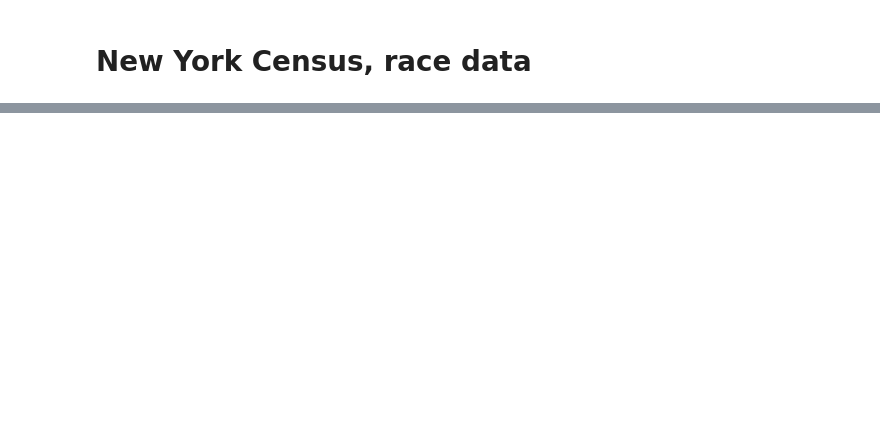
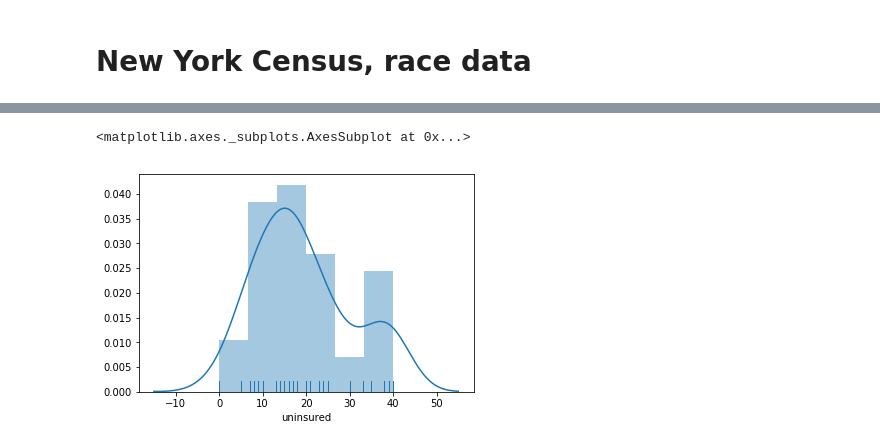
Before and after one commit to ScAAN/waterfrontmap, a Jupyter notebook: WFM_datahists.ipynb, the cells around one changed output, grey strips where cells are left out. Drawn from its saved outputs; the diff is of its cells as text; code cells hidden in the pictures; blank space fills up the shorter version.

```diff
--- a/WFM_datahists.ipynb
+++ b/WFM_datahists.ipynb
@@ -113,0 +148,3 @@ g.add_legend()
+# %%
+with open('Data/NeighborhoodUninsured.geojson') as f:
+    data = json.load(f)
@@ -113,0 +161,34 @@ g.add_legend()
+# %%
+def try_to_cast(x):
+    try:
+        x = float(x)
+    except ValueError:
+        if x == '#DIV/0!':
+            x = 0
+    return x
+
+def load_json_to_df(filename):
+    with open(filename) as f:
+        data = json.load(f)['features']
+    df = []
+    for d in data:
+        row = d['properties']
+        df.append(pd.DataFrame({'uninsured': row['Uninsured_Perc']}, index=[row['OBJECTID']]))
+    df = pd.concat(df).reset_index()
+    df = df.rename(columns={'index': 'Neighborhood number'})
+    return df
+
+def edit_and_save_json(filename):
+    with open(filename) as f:
+        data = json.load(f)
+    for d in data['features']:
+        d['properties']['Human_Readable_Zone'] = zoning_definitions(d['properties']['ZONEDIST'])
+    with open(filename, 'w') as f:
+        json.dump(data, f)
+# %%
+df = load_json_to_df('Data/NeighborhoodUninsured.geojson')
+# %%
+sns.distplot(df.uninsured, rug=True )
+# %% [output]
+<matplotlib.axes._subplots.AxesSubplot at 0x...>
+[figure, added]
```
Also changed, not shown: parts of 18 cells of this notebook, 2 other files.
